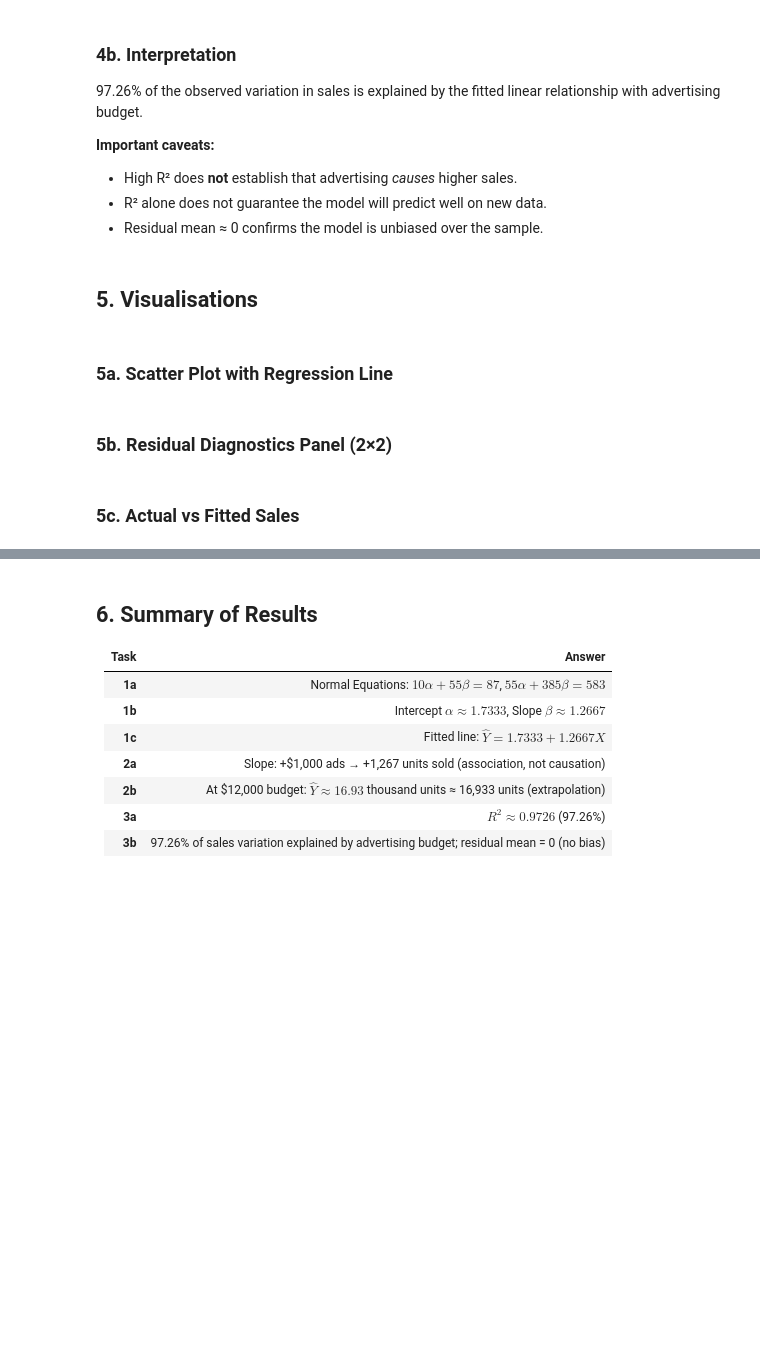
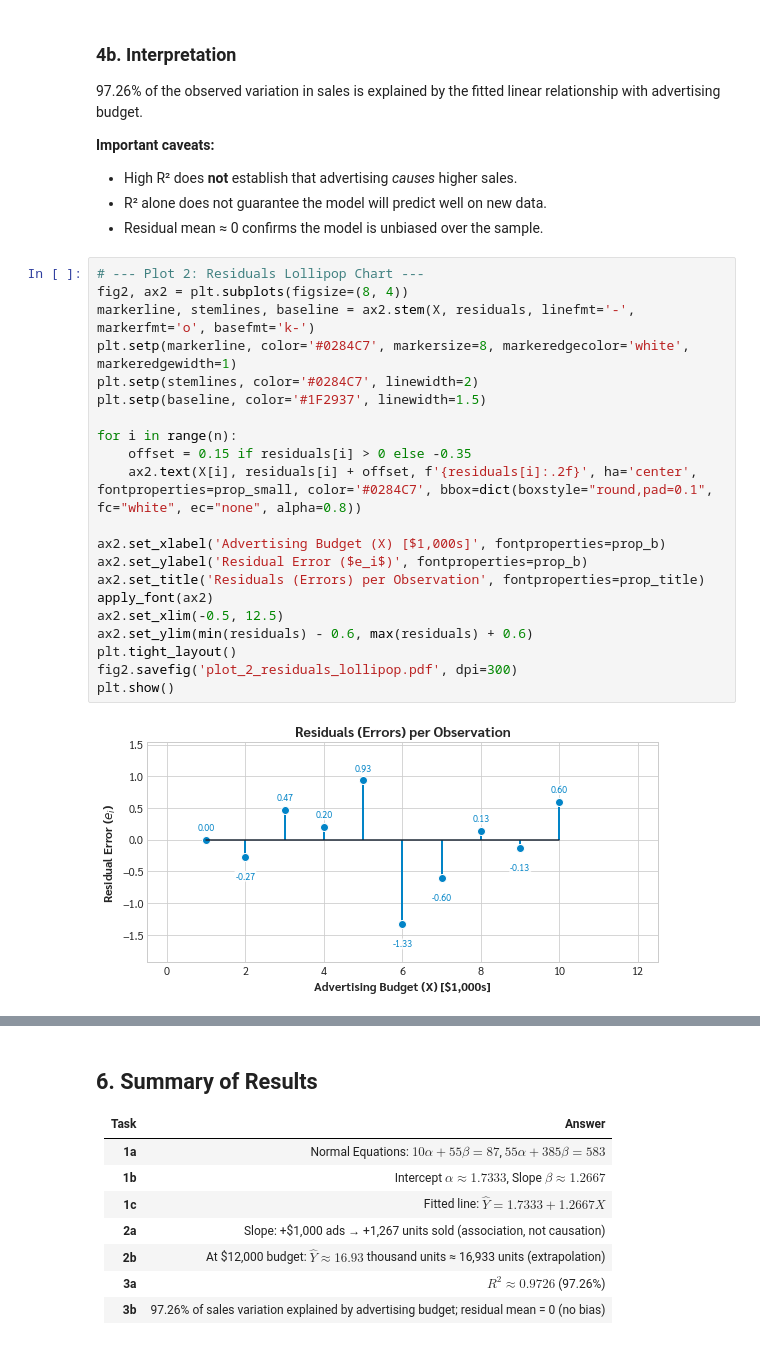
Before and after one commit to Palapluem/cpe342-machine-learning, a Jupyter notebook: assignment/Assignment 1_Training models/Assignment_1_OLS.ipynb, the cells around one changed output, grey strips where cells are left out. Drawn from its saved outputs; the diff is of its cells as text; blank space fills up the shorter version.

```diff
--- a/assignment/Assignment 1_Training models/Assignment_1_OLS.ipynb
+++ b/assignment/Assignment 1_Training models/Assignment_1_OLS.ipynb
@@ -208,11 +292,26 @@ Residual std  = 0.644061
 - High R² does **not** establish that advertising *causes* higher sales.
 - R² alone does not guarantee the model will predict well on new data.
 - Residual mean ≈ 0 confirms the model is unbiased over the sample.
-# %% [markdown]
-## 5. Visualisations
-# %% [markdown]
-### 5a. Scatter Plot with Regression Line
-# %% [markdown]
-### 5b. Residual Diagnostics Panel (2×2)
-# %% [markdown]
-### 5c. Actual vs Fitted Sales
+# %%
+# --- Plot 2: Residuals Lollipop Chart ---
+fig2, ax2 = plt.subplots(figsize=(8, 4))
+markerline, stemlines, baseline = ax2.stem(X, residuals, linefmt='-', markerfmt='o', basefmt='k-')
+plt.setp(markerline, color='#0284C7', markersize=8, markeredgecolor='white', markeredgewidth=1)
+plt.setp(stemlines, color='#0284C7', linewidth=2)
+plt.setp(baseline, color='#1F2937', linewidth=1.5)
+
+for i in range(n):
+    offset = 0.15 if residuals[i] > 0 else -0.35
+    ax2.text(X[i], residuals[i] + offset, f'{residuals[i]:.2f}', ha='center', fontproperties=prop_small, color='#0284C7', bbox=dict(boxstyle="round,pad=0.1", fc="white", ec="none", alpha=0.8))
+
+ax2.set_xlabel('Advertising Budget (X) [$1,000s]', fontproperties=prop_b)
+ax2.set_ylabel('Residual Error ($e_i$)', fontproperties=prop_b)
+ax2.set_title('Residuals (Errors) per Observation', fontproperties=prop_title)
+apply_font(ax2)
+ax2.set_xlim(-0.5, 12.5)
+ax2.set_ylim(min(residuals) - 0.6, max(residuals) + 0.6)
+plt.tight_layout()
+fig2.savefig('plot_2_residuals_lollipop.pdf', dpi=300)
+plt.show()
+# %% [output]
+[figure, added]
```
Also changed, not shown: parts of 8 cells of this notebook, 16 other files.
